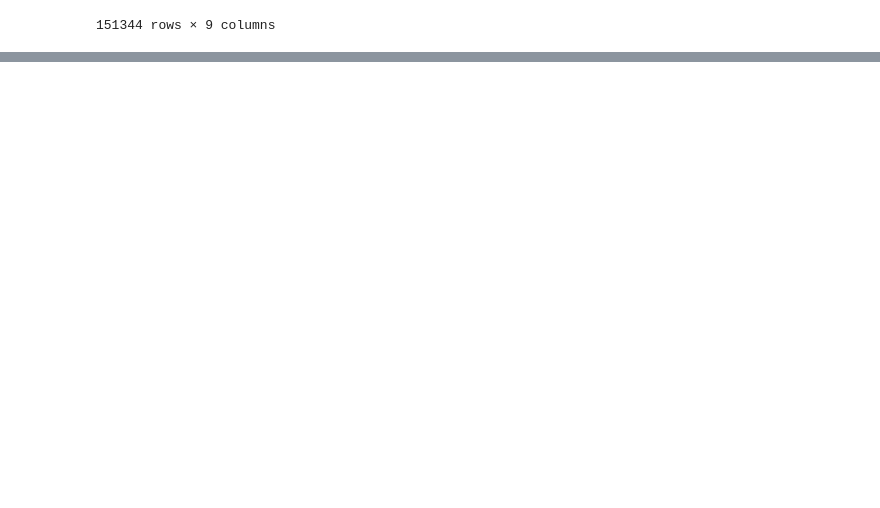
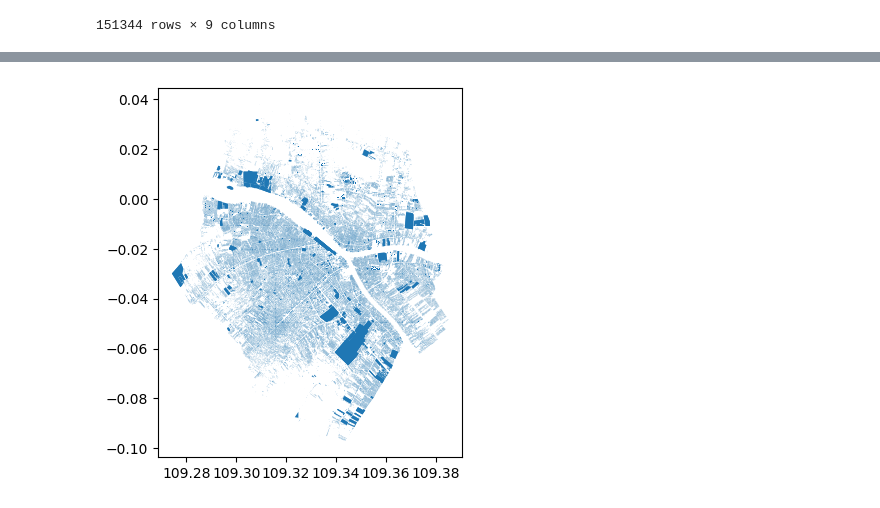
Before and after one commit to alzimna/ara, a Jupyter notebook: Code/ara_team_project.ipynb, the cells around one changed output, grey strips where cells are left out. Saved outputs shown, nothing was run; the diff lists cells and outputs as text; code cells hidden in the pictures; blank space fills up the shorter version.

```diff
--- a/Code/ara_team_project.ipynb
+++ b/Code/ara_team_project.ipynb
@@ -529,0 +538,3 @@ building_geofabrik
+# %%
+building_osm = building_osm[building_osm["geometry"].notna()].copy()
+building_osm.loc[:, "Kota"] = "Kota Pontianak"
@@ -529,0 +543,11 @@ building_geofabrik
+# %%
+joined = gpd.sjoin(
+    building_osm,
+    kec[["geo", "official_name"]],
+    how="left",
+    predicate="intersects"
+)
+
+joined = joined.rename(columns={"official_name": "Kecamatan"})
+joined = joined.drop(columns=["index_right"])
+building_osm = joined.copy()
@@ -529,0 +556,20 @@ building_geofabrik
+# %%
+joined = gpd.sjoin(
+    building_osm,
+    desa[["geo", "name"]],
+    how="left",
+    predicate="intersects"
+)
+
+joined = joined.rename(columns={"name_right": "Desa"})
+joined = joined.drop(columns=["index_right"])
+building_osm = joined.copy()
+# %%
+building_osm.loc[:,"lat"] = building_osm.geometry.centroid.y
+building_osm.loc[:,"lon"] = building_osm.geometry.centroid.x
+building_osm.loc[:,"gmaps"] = building_osm["lat"].astype(str) + "," + building_osm["lon"].astype(str)
+building_osm = building_osm.drop(columns=["lat","lon"])
+
+building_osm = building_osm[building_osm["boundary"].isna()].copy()
+
+building_osm
@@ -529,0 +590,5 @@ building_geofabrik
+# %%
+building_osm.plot()
+plt.show()
+# %% [output]
+[figure, added]
```
Also changed, not shown: parts of 39 cells of this notebook.
